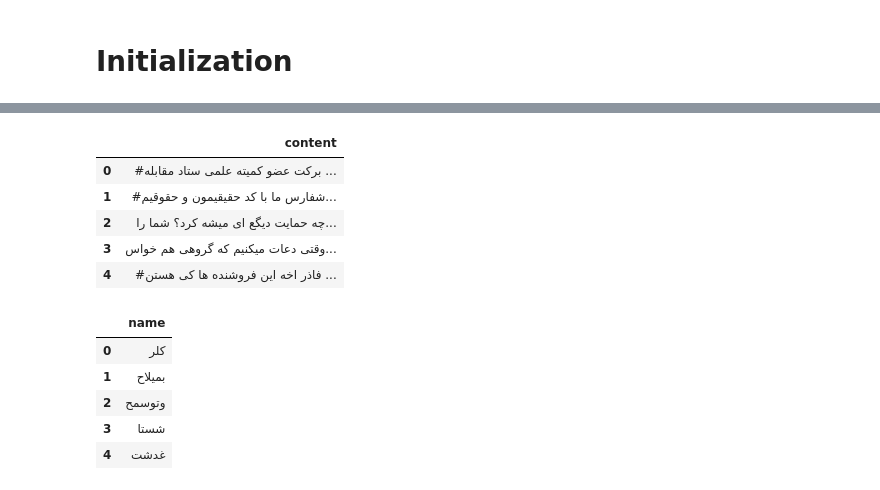
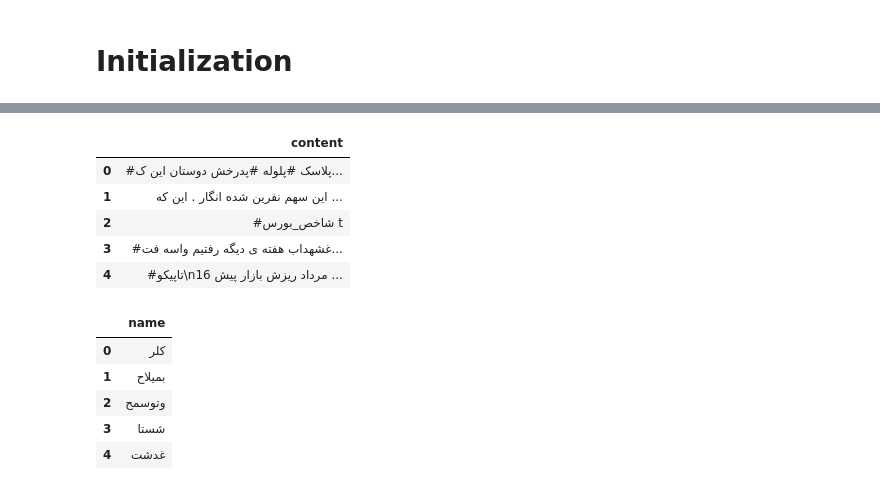
Before and after one commit to HLTT14/social-media-sentiment-analysis-for-stocks, a Jupyter notebook: social_media_sentiment_analysis_for_stocks.ipynb, the cells around one changed output, grey strips where cells are left out. Saved outputs shown, nothing was run; the diff lists cells and outputs as text; code cells hidden in the pictures.

```diff
--- a/social_media_sentiment_analysis_for_stocks.ipynb
+++ b/social_media_sentiment_analysis_for_stocks.ipynb
@@ -20,13 +22,13 @@ import pandas as pd
 # %%
-tweets_df = pd.read_csv('/content/tweets.csv')
+tweets_df = pd.read_csv('/content/tweets_2.csv')
 tweets_df.head()
 # %% [output]
 |  | content |
-| 0 | #برکت عضو کمیته علمی ستاد مقابله ... |
-| 1 | #شفارس ما با کد حقیقیمون و حقوقیم... |
-| 2 | چه حمایت دیگع ای میشه کرد؟ شما را... |
-| 3 | وقتی دعات میکنیم که گروهی هم خواس... |
-| 4 | #فاذر اخه این فروشنده ها کی هستن ... |
+| 0 | #پلاسک #پلوله #پدرخش دوستان این ک... |
+| 1 | این سهم نفرین شده انگار . این که ... |
+| 2 | #شاخص_بورس t |
+| 3 | #غشهداب هفته ی دیگه رفتیم واسه فت... |
+| 4 | #تاپیکو\n16 مرداد ریزش بازار پیش ... |
 # %%
 stocks_df = pd.read_csv('/content/stocks.csv')
 stocks_df.head()
```
Also changed, not shown: parts of 40 cells of this notebook.
